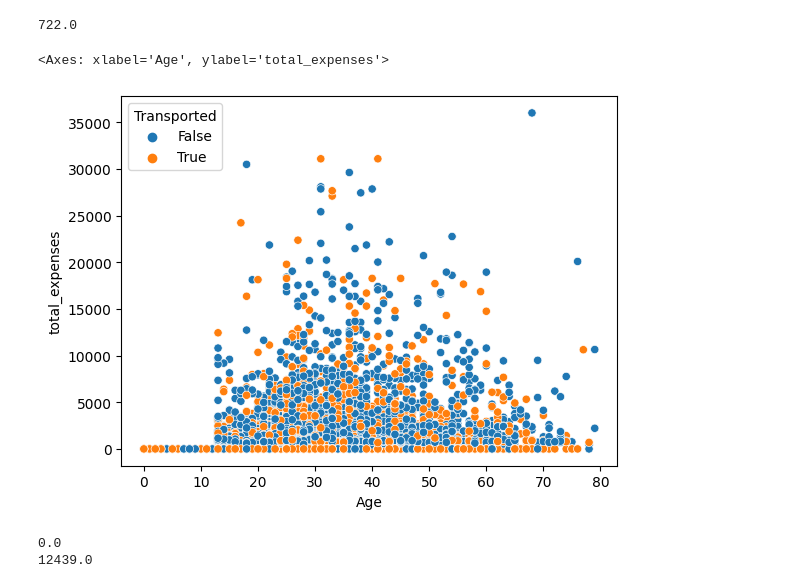
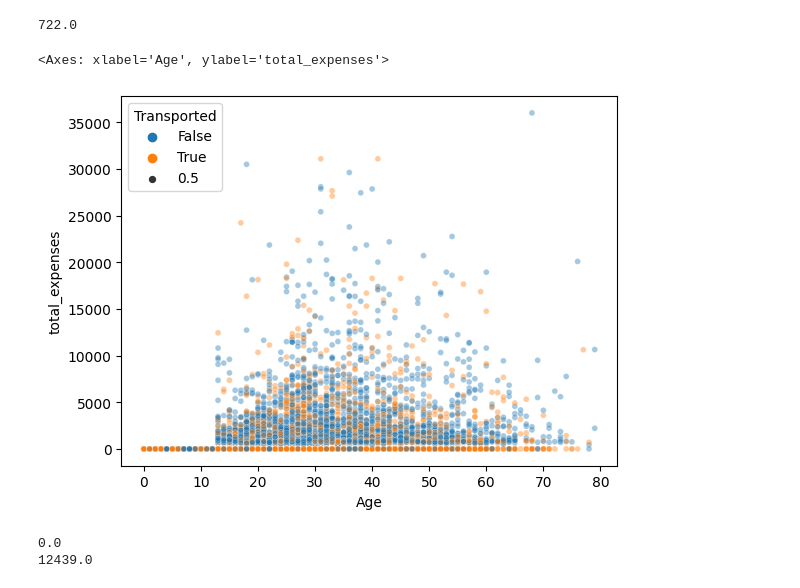
Before and after one commit to aadi-1024/titanic-spaceship, a Jupyter notebook: eda.ipynb, the cells around one changed output. Saved outputs shown, nothing was run; the diff lists cells and outputs as text; code cells hidden in the pictures.

```diff
--- a/eda.ipynb
+++ b/eda.ipynb
@@ -98,10 +98,10 @@ titanic[titanic['VIP'] == False].total_expenses.median()
 # %% [output]
 722.0
 # %%
-sns.scatterplot(titanic, x='Age', y='total_expenses', hue='Transported')
+sns.scatterplot(titanic, x='Age', y='total_expenses', hue='Transported', alpha=0.4, size=0.5)
 # %% [output]
 <Axes: xlabel='Age', ylabel='total_expenses'>
-[figure, old version]
+[figure, new version]
 # %%
 print(titanic[titanic['Age'] < 13].total_expenses.max())
 print(titanic[titanic['Age'] < 14].total_expenses.max())
```
Also changed, not shown: parts of 21 cells of this notebook, 4 other files.
